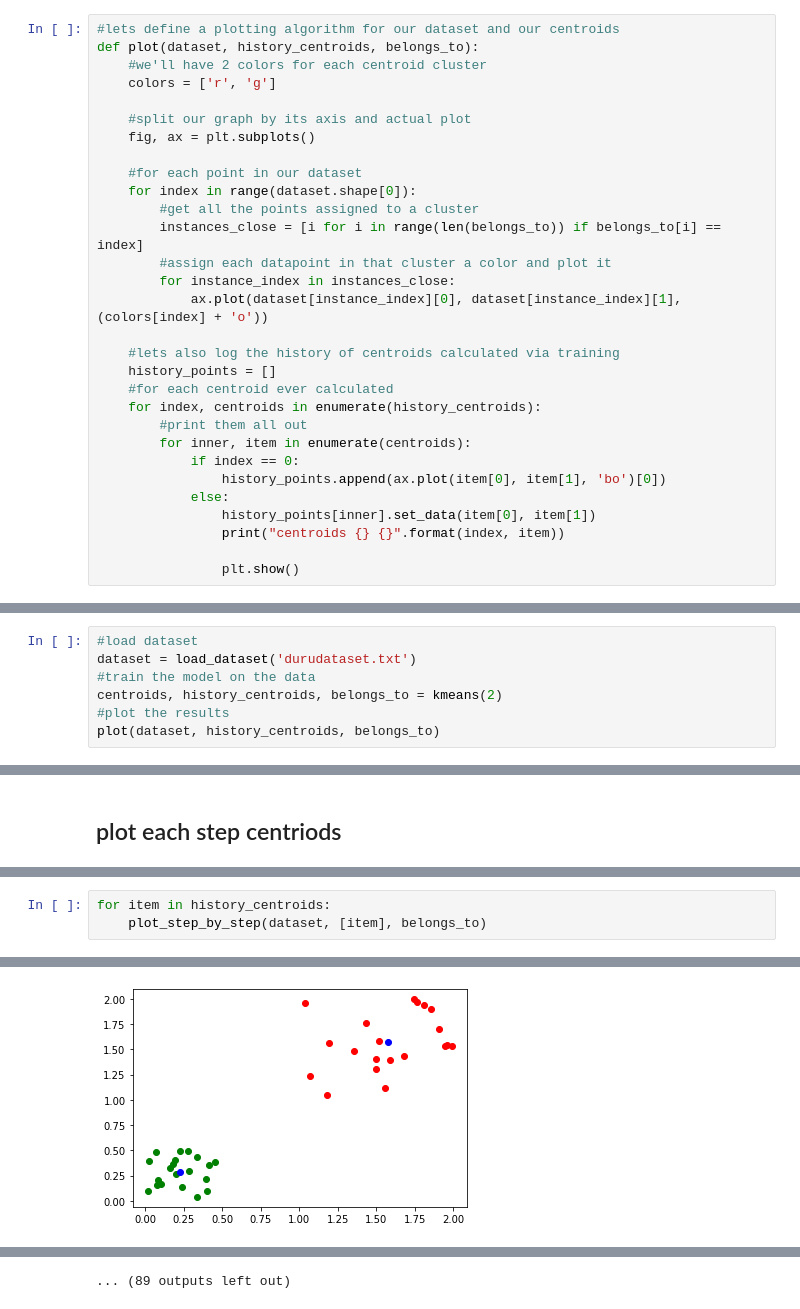
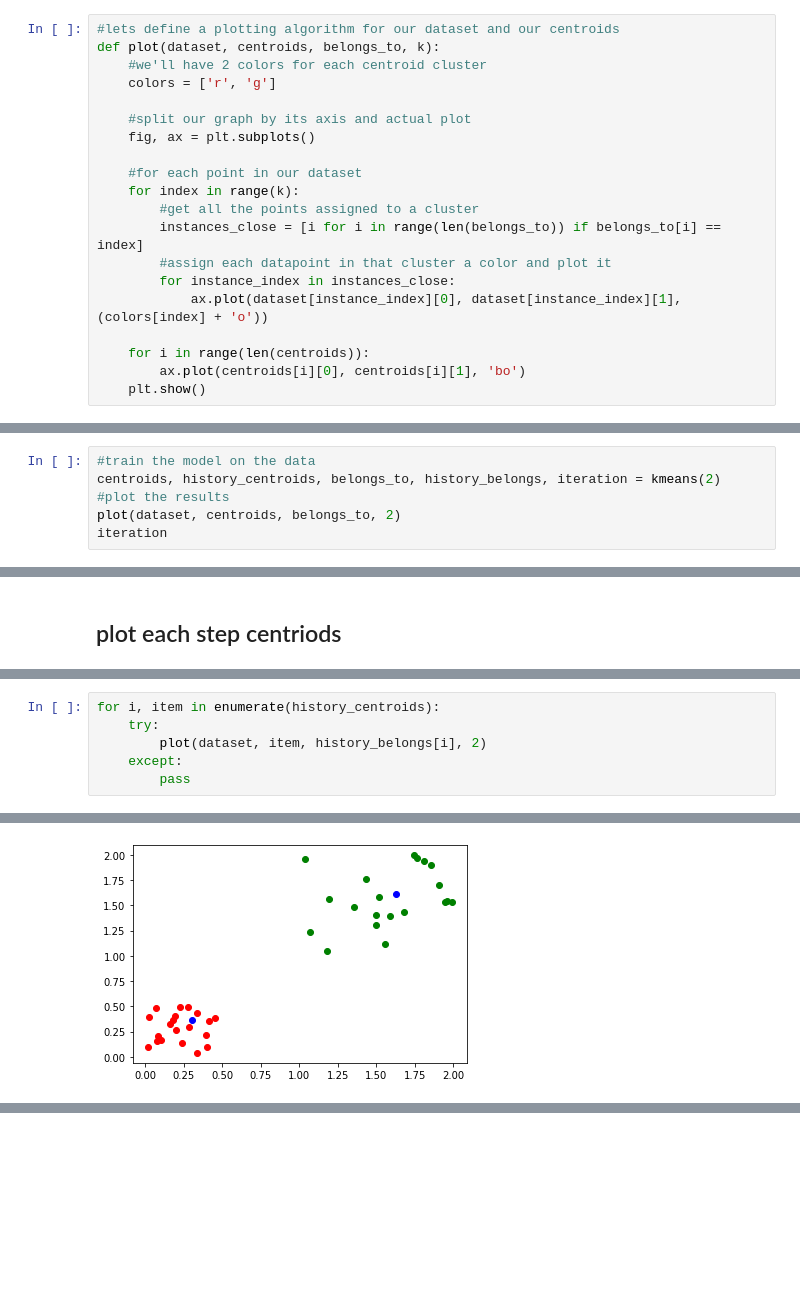
Before and after one commit to Humble-LiuAo/Machine-Learning, a Jupyter notebook: k-means/K_means_Clustering.ipynb, the cells around one changed output, grey strips where cells are left out. Drawn from its saved outputs; the diff is of its cells as text; blank space fills up the shorter version.

```diff
--- a/k-means/K_means_Clustering.ipynb
+++ b/k-means/K_means_Clustering.ipynb
@@ -137,7 +143,7 @@ def kmeans(k, epsilon=0, distance='euclidian'):
 ## Plot
 # %%
 #lets define a plotting algorithm for our dataset and our centroids
-def plot(dataset, history_centroids, belongs_to):
+def plot(dataset, centroids, belongs_to, k):
     #we'll have 2 colors for each centroid cluster
     colors = ['r', 'g']
 
@@ -145,33 +151,22 @@ def plot(dataset, history_centroids, belongs_to):
     fig, ax = plt.subplots()
 
     #for each point in our dataset
-    for index in range(dataset.shape[0]):
+    for index in range(k):
         #get all the points assigned to a cluster
         instances_close = [i for i in range(len(belongs_to)) if belongs_to[i] == index]
         #assign each datapoint in that cluster a color and plot it
         for instance_index in instances_close:
             ax.plot(dataset[instance_index][0], dataset[instance_index][1], (colors[index] + 'o'))
 
-    #lets also log the history of centroids calculated via training
-    history_points = []
-    #for each centroid ever calculated
-    for index, centroids in enumerate(history_centroids):
-        #print them all out
-        for inner, item in enumerate(centroids):
-            if index == 0:
-                history_points.append(ax.plot(item[0], item[1], 'bo')[0])
-            else:
-                history_points[inner].set_data(item[0], item[1])
-                print("centroids {} {}".format(index, item))
-
-                plt.show()
+    for i in range(len(centroids)):
+        ax.plot(centroids[i][0], centroids[i][1], 'bo')
+    plt.show()
 # %% [markdown]
 ## main
 # %%
-#load dataset
-dataset = load_dataset('durudataset.txt')
 #train the model on the data
-centroids, history_centroids, belongs_to = kmeans(2)
+centroids, history_centroids, belongs_to, history_belongs, iteration = kmeans(2)
 #plot the results
-plot(dataset, history_centroids, belongs_to)
+plot(dataset, centroids, belongs_to, 2)
+iteration
 # %% [output]
@@ -220,4 +177,7 @@ def plot_step_by_step(dataset, history_centroids, belongs_to):
 # %%
-for item in history_centroids:
-    plot_step_by_step(dataset, [item], belongs_to)
+for i, item in enumerate(history_centroids):
+    try:
+        plot(dataset, item, history_belongs[i], 2)
+    except:
+        pass
 # %% [output]
@@ -226 +186 @@ for item in history_centroids:
-[figure, old version]
+[figure, new version]
@@ -236 +188,0 @@ for item in history_centroids:
-... (89 outputs left out)
```
Also changed, not shown: parts of 8 cells of this notebook.
